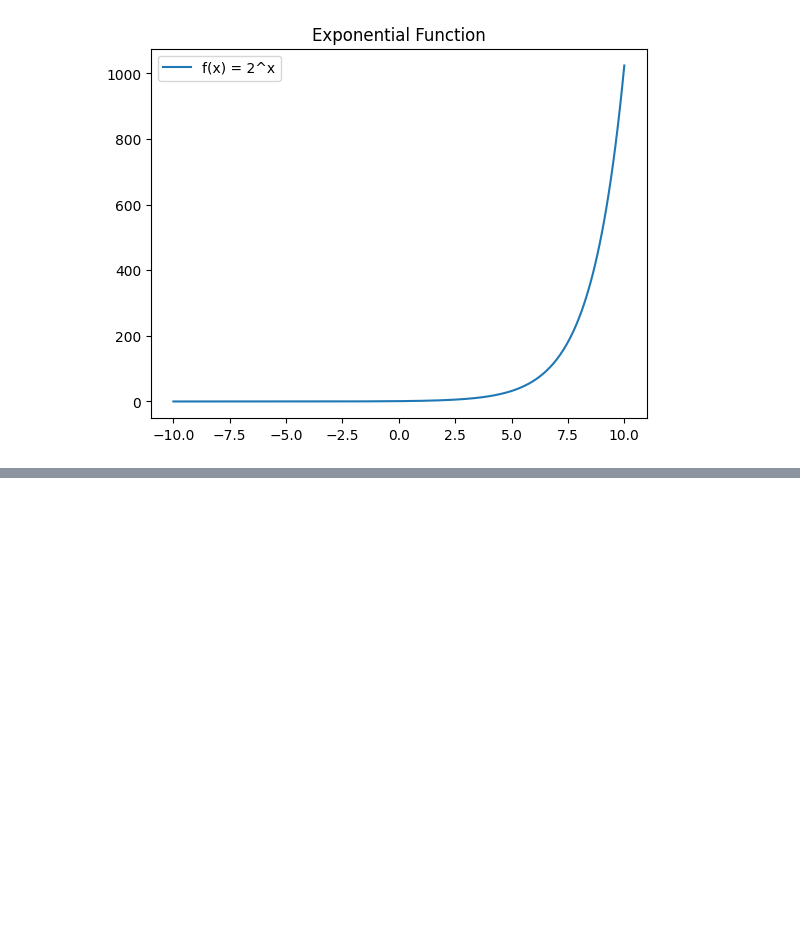
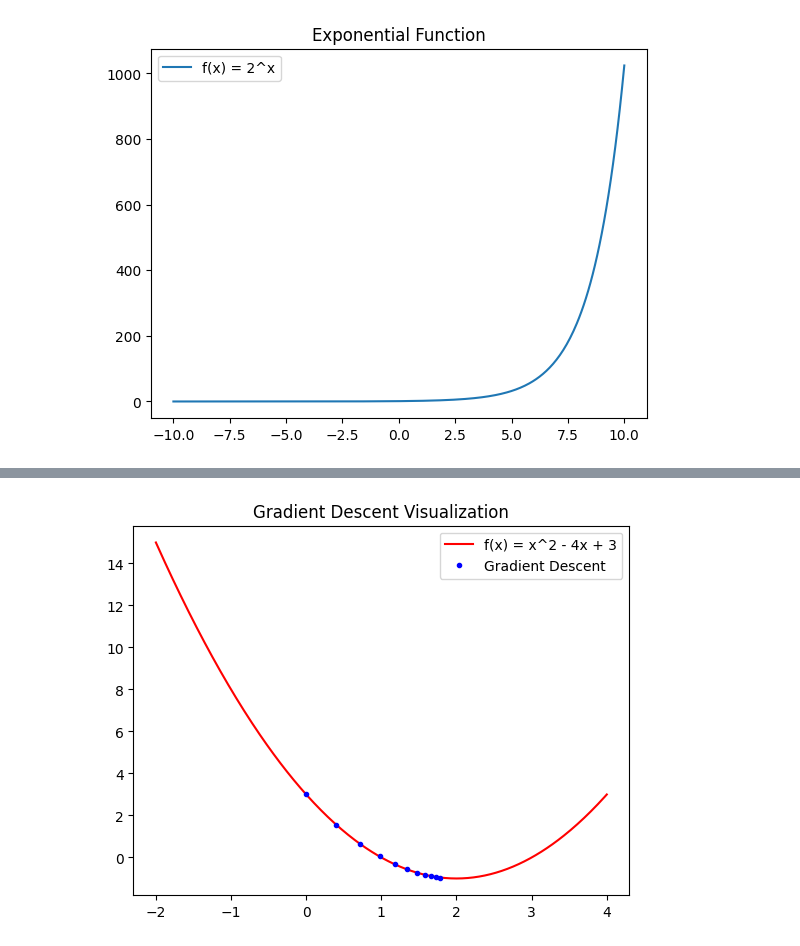
Before and after one commit to nova888/Data-Science, a Jupyter notebook: Kalkulus.ipynb, the cells around one changed output, grey strips where cells are left out. Drawn from its saved outputs; the diff is of its cells as text; code cells hidden in the pictures; blank space fills up the shorter version.

```diff
--- a/Kalkulus.ipynb
+++ b/Kalkulus.ipynb
@@ -55,0 +93,27 @@ plt.show()
+# %%
+def f(x):
+    return x**2 - 4*x + 3
+
+def df_dx(x):
+    return 2*x - 4
+
+def gradient_descent(init_x, learning_rate=0.1, iterations=10):
+    x = init_x
+    x_history = [x]
+    for _ in range(iterations):
+        grad = df_dx(x)
+        x -= learning_rate * grad
+        x_history.append(x)
+    return x, x_history
+
+x_min, x_history = gradient_descent(0.0)
+x = np.linspace(-2, 4, 400)
+y = f(x)
+
+plt.plot(x, y, 'r-', label='f(x) = x^2 - 4x + 3')
+plt.plot(x_history, f(np.array(x_history)), 'bo', label='Gradient Descent', markersize=3)
+plt.title("Gradient Descent Visualization")
+plt.legend()
+plt.show()
+# %% [output]
+[figure, added]
```
Also changed, not shown: parts of 5 cells of this notebook.
